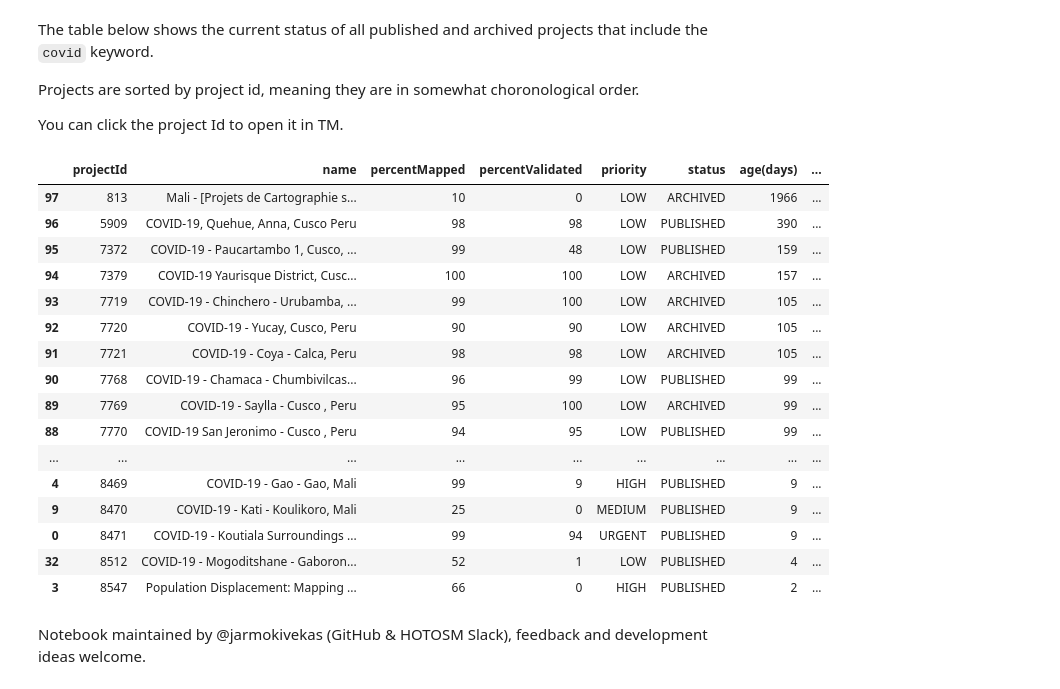
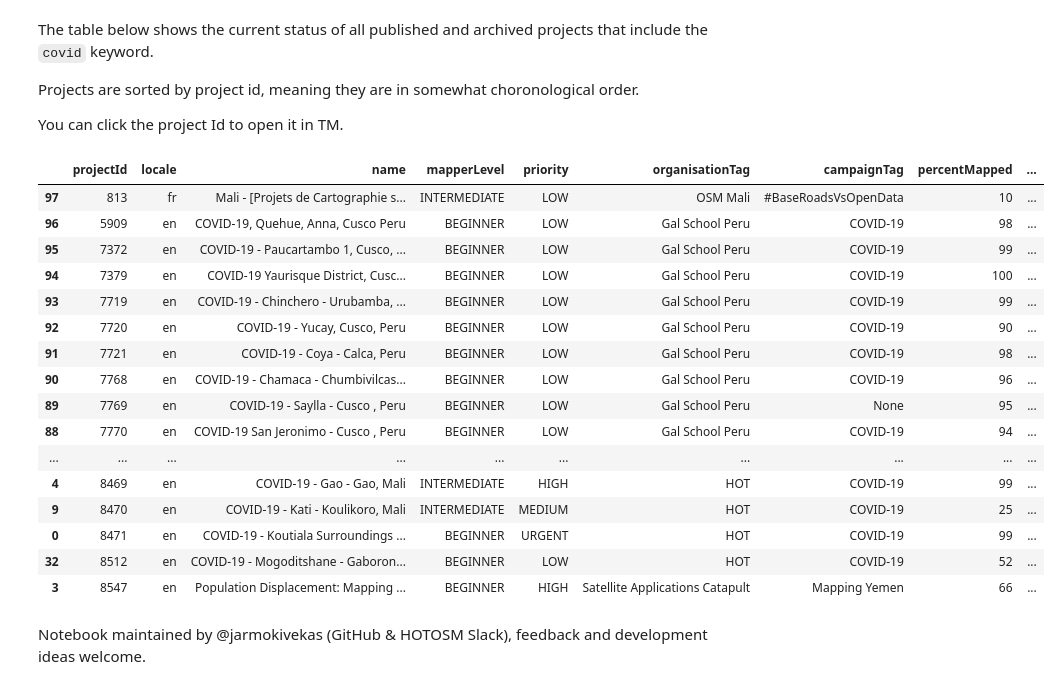
Before and after one commit to jarmokivekas/hotosm-activation-gis-data, a Jupyter notebook: 2019-12-covid-19/TM-status-report.ipynb, the cells around one changed output. Drawn from its saved outputs; the diff is of its cells as text; code cells hidden in the pictures.

Commit message:
update covid-19 reports 2020-05-02T22:37:57+03:00

```diff
--- a/2019-12-covid-19/TM-status-report.ipynb
+++ b/2019-12-covid-19/TM-status-report.ipynb
@@ -114,43 +114,44 @@ You can click the project Id to open it in TM.
 # %%
 # We select only the most interesting fields from the dataframe
 
 result['age(days)'] = result['created'].apply(lambda created: (now - pd.to_datetime(created)).days)
 result['projectArea(in sq.km)'] = result['projectArea(in sq.km)'].apply(int)
-relevant = result[['projectId','name','percentMapped', 'percentValidated','priority','status','age(days)','projectArea(in sq.km)', 'createdBy','organisationTag', 'campaignTag','entitiesToMap']]
 
-# age = now - pd.to_datetime(result['created'])
-
-sorted_vals = relevant.sort_values('projectId')
+sorted_vals = result.sort_values('projectId')
 sorted_vals['hyperlink'] = sorted_vals['projectId'].apply(tm.style.format_project_link)
+del sorted_vals['shortDescription']
+del sorted_vals['aoiCentroid.type']
+del sorted_vals['projectPriority'] # this is duplcate with 'priority'
 sorted_vals.to_csv('TM-status-report.csv', index=False)
 del sorted_vals['hyperlink']
+
 
 # apply custom styler functions to final table
 styled = sorted_vals.style\
     .background_gradient(cmap=tm.style.hotosm_cmap(),subset=['percentMapped', 'percentValidated'])\
     .applymap(tm.style.format_priority, subset=['priority'])\
     .applymap(tm.style.format_status, subset=['status'])\
     .format({'projectId': tm.style.format_clickable_project_id})
 
 
 display(styled)
 # %% [output]
-|  | projectId | name | percentMapped | percentValidated | priority | status | age(days) | ... |
-| 97 | 813 | Mali - [Projets de Cartographie s... | 10 | 0 | LOW | ARCHIVED | 1966 | ... |
-| 96 | 5909 | COVID-19, Quehue, Anna, Cusco Peru | 98 | 98 | LOW | PUBLISHED | 390 | ... |
-| 95 | 7372 | COVID-19 - Paucartambo 1, Cusco, ... | 99 | 48 | LOW | PUBLISHED | 159 | ... |
-| 94 | 7379 | COVID-19 Yaurisque District, Cusc... | 100 | 100 | LOW | ARCHIVED | 157 | ... |
-| 93 | 7719 | COVID-19 - Chinchero - Urubamba, ... | 99 | 100 | LOW | ARCHIVED | 105 | ... |
-| 92 | 7720 | COVID-19 - Yucay, Cusco, Peru | 90 | 90 | LOW | ARCHIVED | 105 | ... |
-| 91 | 7721 | COVID-19 - Coya - Calca, Peru | 98 | 98 | LOW | ARCHIVED | 105 | ... |
-| 90 | 7768 | COVID-19 - Chamaca - Chumbivilcas... | 96 | 99 | LOW | PUBLISHED | 99 | ... |
-| 89 | 7769 | COVID-19 - Saylla - Cusco , Peru | 95 | 100 | LOW | ARCHIVED | 99 | ... |
-| 88 | 7770 | COVID-19 San Jeronimo - Cusco , Peru | 94 | 95 | LOW | PUBLISHED | 99 | ... |
-| ... | ... | ... | ... | ... | ... | ... | ... | ... |
-| 4 | 8469 | COVID-19 - Gao - Gao, Mali | 99 | 9 | HIGH | PUBLISHED | 9 | ... |
-| 9 | 8470 | COVID-19 - Kati - Koulikoro, Mali | 25 | 0 | MEDIUM | PUBLISHED | 9 | ... |
-| 0 | 8471 | COVID-19 - Koutiala Surroundings ... | 99 | 94 | URGENT | PUBLISHED | 9 | ... |
-| 32 | 8512 | COVID-19 - Mogoditshane - Gaboron... | 52 | 1 | LOW | PUBLISHED | 4 | ... |
-| 3 | 8547 | Population Displacement: Mapping ... | 66 | 0 | HIGH | PUBLISHED | 2 | ... |
+|  | projectId | locale | name | mapperLevel | priority | organisationTag | campaignTag | percentMapped | ... |
+| 97 | 813 | fr | Mali - [Projets de Cartographie s... | INTERMEDIATE | LOW | OSM Mali | #BaseRoadsVsOpenData | 10 | ... |
+| 96 | 5909 | en | COVID-19, Quehue, Anna, Cusco Peru | BEGINNER | LOW | Gal School Peru | COVID-19 | 98 | ... |
+| 95 | 7372 | en | COVID-19 - Paucartambo 1, Cusco, ... | BEGINNER | LOW | Gal School Peru | COVID-19 | 99 | ... |
+| 94 | 7379 | en | COVID-19 Yaurisque District, Cusc... | BEGINNER | LOW | Gal School Peru | COVID-19 | 100 | ... |
+| 93 | 7719 | en | COVID-19 - Chinchero - Urubamba, ... | BEGINNER | LOW | Gal School Peru | COVID-19 | 99 | ... |
+| 92 | 7720 | en | COVID-19 - Yucay, Cusco, Peru | BEGINNER | LOW | Gal School Peru | COVID-19 | 90 | ... |
+| 91 | 7721 | en | COVID-19 - Coya - Calca, Peru | BEGINNER | LOW | Gal School Peru | COVID-19 | 98 | ... |
+| 90 | 7768 | en | COVID-19 - Chamaca - Chumbivilcas... | BEGINNER | LOW | Gal School Peru | COVID-19 | 96 | ... |
+| 89 | 7769 | en | COVID-19 - Saylla - Cusco , Peru | BEGINNER | LOW | Gal School Peru | None | 95 | ... |
+| 88 | 7770 | en | COVID-19 San Jeronimo - Cusco , Peru | BEGINNER | LOW | Gal School Peru | COVID-19 | 94 | ... |
+| ... | ... | ... | ... | ... | ... | ... | ... | ... | ... |
+| 4 | 8469 | en | COVID-19 - Gao - Gao, Mali | INTERMEDIATE | HIGH | HOT | COVID-19 | 99 | ... |
+| 9 | 8470 | en | COVID-19 - Kati - Koulikoro, Mali | INTERMEDIATE | MEDIUM | HOT | COVID-19 | 25 | ... |
+| 0 | 8471 | en | COVID-19 - Koutiala Surroundings ... | BEGINNER | URGENT | HOT | COVID-19 | 99 | ... |
+| 32 | 8512 | en | COVID-19 - Mogoditshane - Gaboron... | BEGINNER | LOW | HOT | COVID-19 | 52 | ... |
+| 3 | 8547 | en | Population Displacement: Mapping ... | BEGINNER | HIGH | Satellite Applications Catapult | Mapping Yemen | 66 | ... |
 # %% [markdown]
 Notebook maintained by @jarmokivekas (GitHub & HOTOSM Slack), feedback and development ideas welcome.
```
Also changed, not shown: 2 other files.
